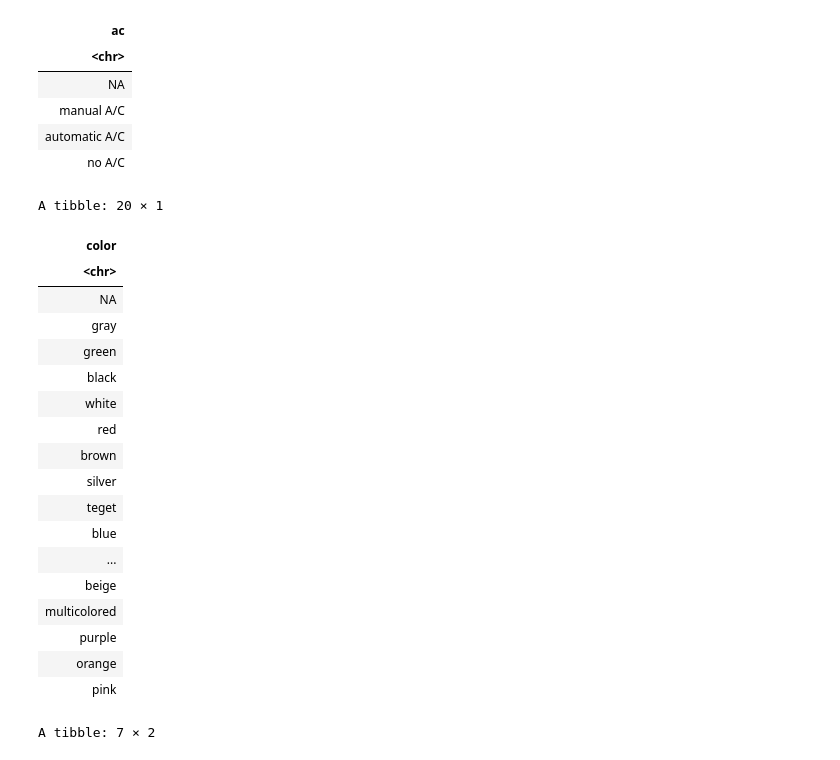
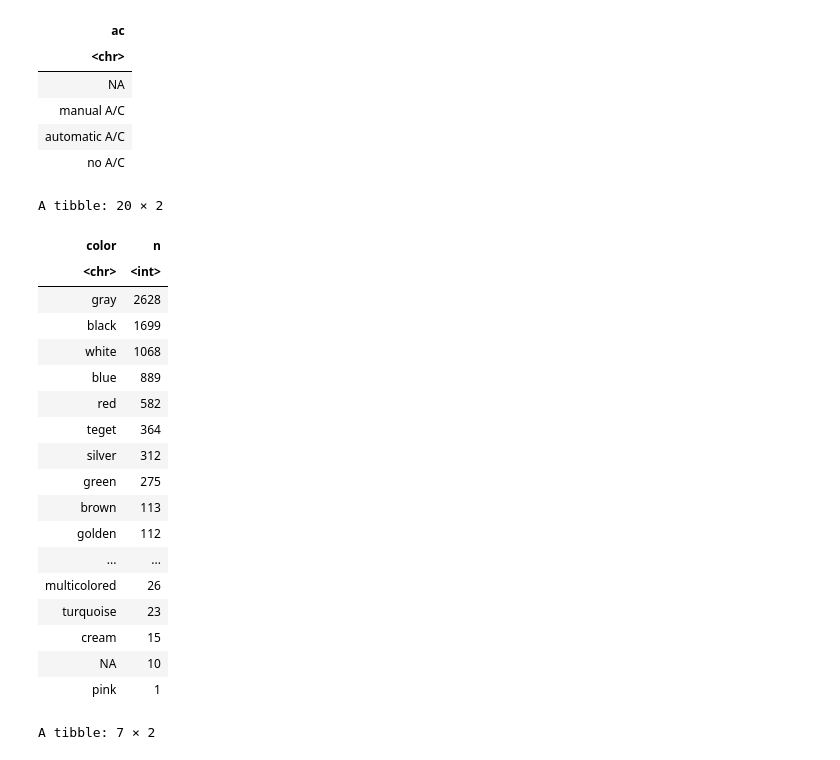
Before and after one commit to balintschmidt22/r_data_mining, a Jupyter notebook: car_sales.ipynb, the cells around one changed output. Drawn from its saved outputs; the diff is of its cells as text; code cells hidden in the pictures.

```diff
--- a/car_sales.ipynb
+++ b/car_sales.ipynb
@@ -151,29 +151,29 @@ cars_raw <- cars_raw %>%
 mutate(doors = str_trim(str_remove(doors, "doors$")))
 # %%
 cars_raw %>%
-distinct(color)
+count(color, sort = TRUE)
 
 # Color names are OK
 # %% [output]
-A tibble: 20 × 1
+A tibble: 20 × 2
-| color |
-| <chr> |
-| NA |
-| gray |
-| green |
-| black |
-| white |
-| red |
-| brown |
-| silver |
-| teget |
-| blue |
-| ... |
-| beige |
-| multicolored |
-| purple |
-| orange |
-| pink |
+| color | n |
+| <chr> | <int> |
+| gray | 2628 |
+| black | 1699 |
+| white | 1068 |
+| blue | 889 |
+| red | 582 |
+| teget | 364 |
+| silver | 312 |
+| green | 275 |
+| brown | 113 |
+| golden | 112 |
+| ... | ... |
+| multicolored | 26 |
+| turquoise | 23 |
+| cream | 15 |
+| NA | 10 |
+| pink | 1 |
 # %%
 cars_raw %>%
 count(gearbox, sort = TRUE)
```
Also changed, not shown: parts of 15 cells of this notebook.
